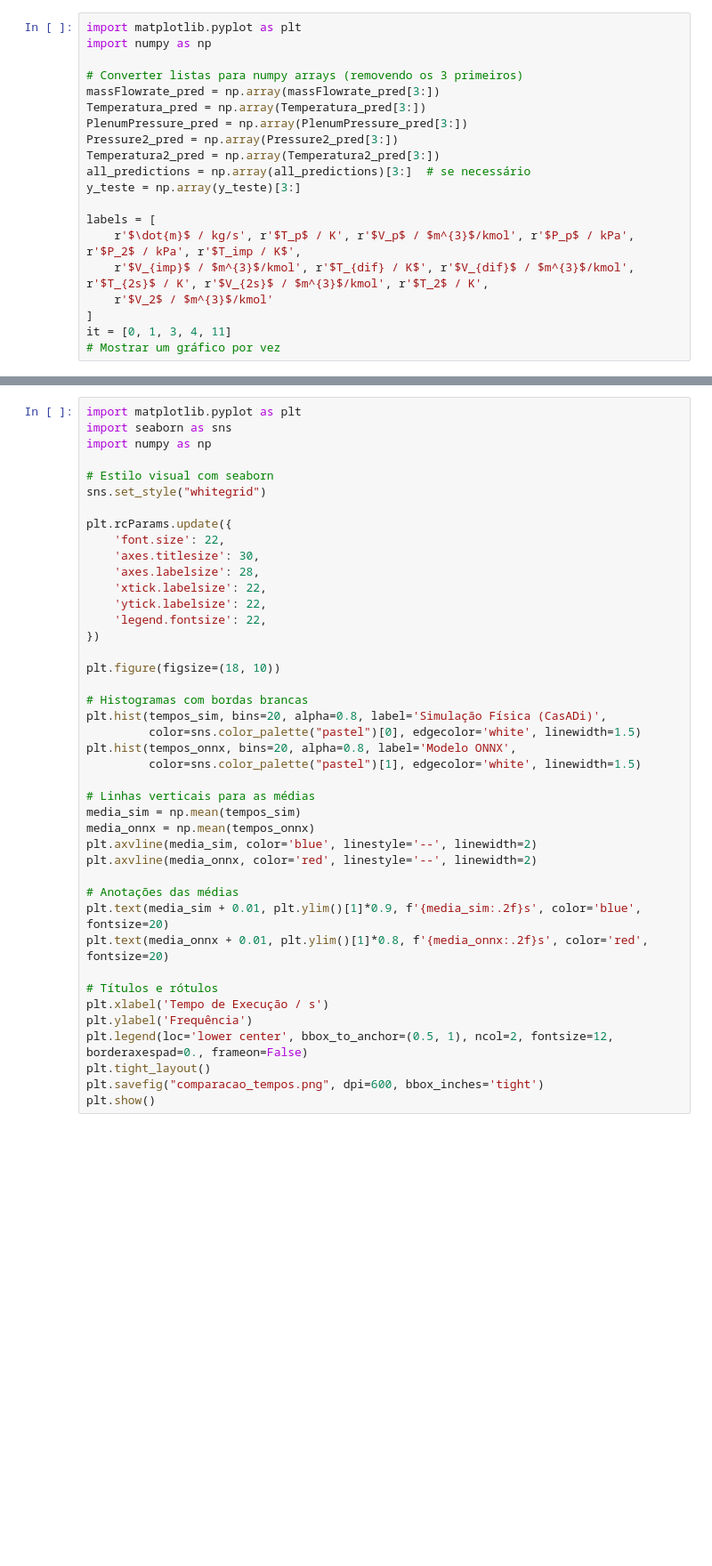
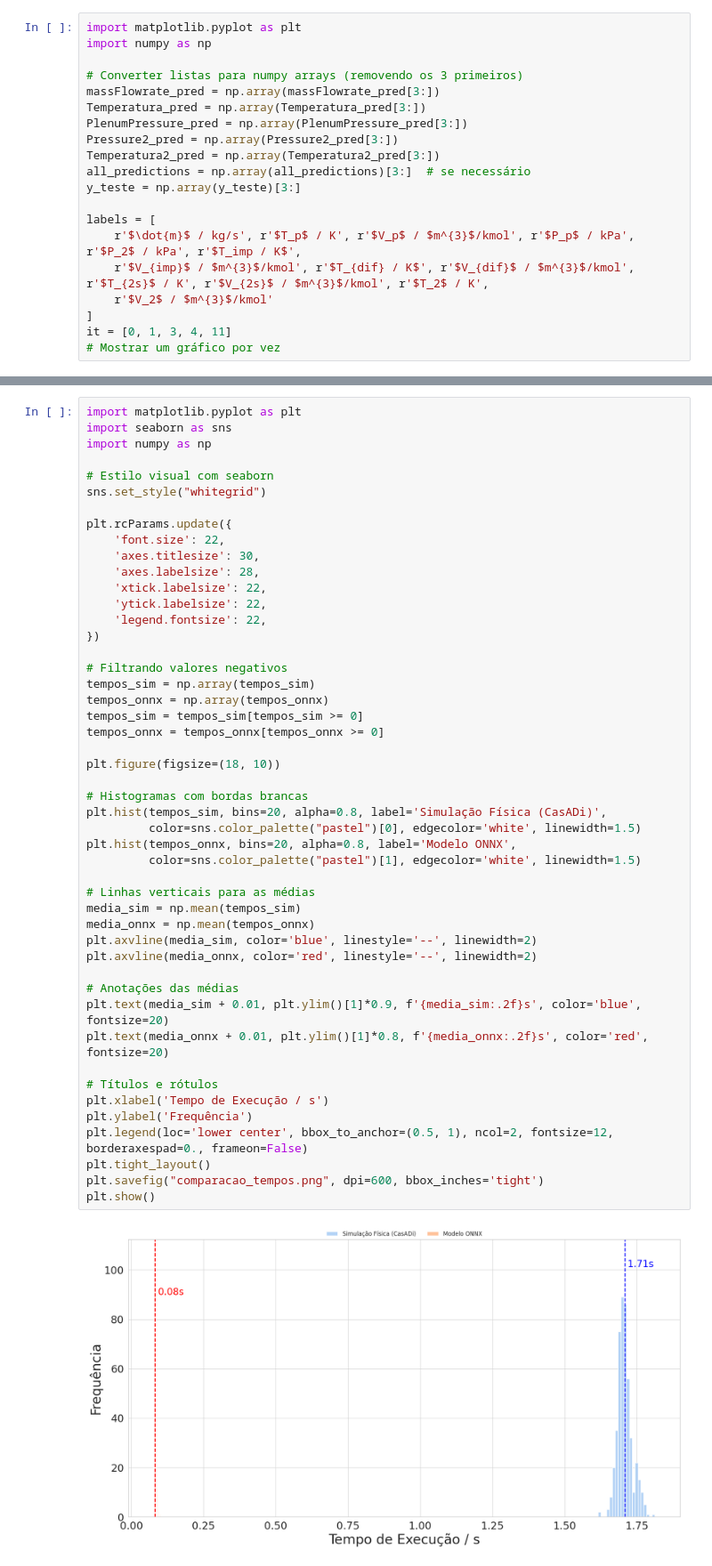
Before and after one commit to MMatheusB/UFBA, a Jupyter notebook: Sistema_de_Compressao_GN_PINN/main.ipynb, the cells around one changed output, grey strips where cells are left out. Shown: that part at 89% size. Saved outputs shown, nothing was run; the diff lists cells and outputs as text; blank space fills up the shorter version.

```diff
--- a/Sistema_de_Compressao_GN_PINN/main.ipynb
+++ b/Sistema_de_Compressao_GN_PINN/main.ipynb
@@ -483,30 +490,38 @@ plt.rcParams.update({
     'xtick.labelsize': 22,
     'ytick.labelsize': 22,
     'legend.fontsize': 22,
 })
+
+# Filtrando valores negativos
+tempos_sim = np.array(tempos_sim)
+tempos_onnx = np.array(tempos_onnx)
+tempos_sim = tempos_sim[tempos_sim >= 0]
+tempos_onnx = tempos_onnx[tempos_onnx >= 0]
 
 plt.figure(figsize=(18, 10))
 
 # Histogramas com bordas brancas
 plt.hist(tempos_sim, bins=20, alpha=0.8, label='Simulação Física (CasADi)',
          color=sns.color_palette("pastel")[0], edgecolor='white', linewidth=1.5)
 plt.hist(tempos_onnx, bins=20, alpha=0.8, label='Modelo ONNX',
          color=sns.color_palette("pastel")[1], edgecolor='white', linewidth=1.5)
 
 # Linhas verticais para as médias
 media_sim = np.mean(tempos_sim)
 media_onnx = np.mean(tempos_onnx)
 plt.axvline(media_sim, color='blue', linestyle='--', linewidth=2)
 plt.axvline(media_onnx, color='red', linestyle='--', linewidth=2)
 
 # Anotações das médias
 plt.text(media_sim + 0.01, plt.ylim()[1]*0.9, f'{media_sim:.2f}s', color='blue', fontsize=20)
 plt.text(media_onnx + 0.01, plt.ylim()[1]*0.8, f'{media_onnx:.2f}s', color='red', fontsize=20)
 
 # Títulos e rótulos
 plt.xlabel('Tempo de Execução / s')
 plt.ylabel('Frequência')
 plt.legend(loc='lower center', bbox_to_anchor=(0.5, 1), ncol=2, fontsize=12, borderaxespad=0., frameon=False)
 plt.tight_layout()
 plt.savefig("comparacao_tempos.png", dpi=600, bbox_inches='tight')
 plt.show()
+# %% [output]
+[figure, added]
```
Also changed, not shown: parts of 6 cells of this notebook, 28 other files.
